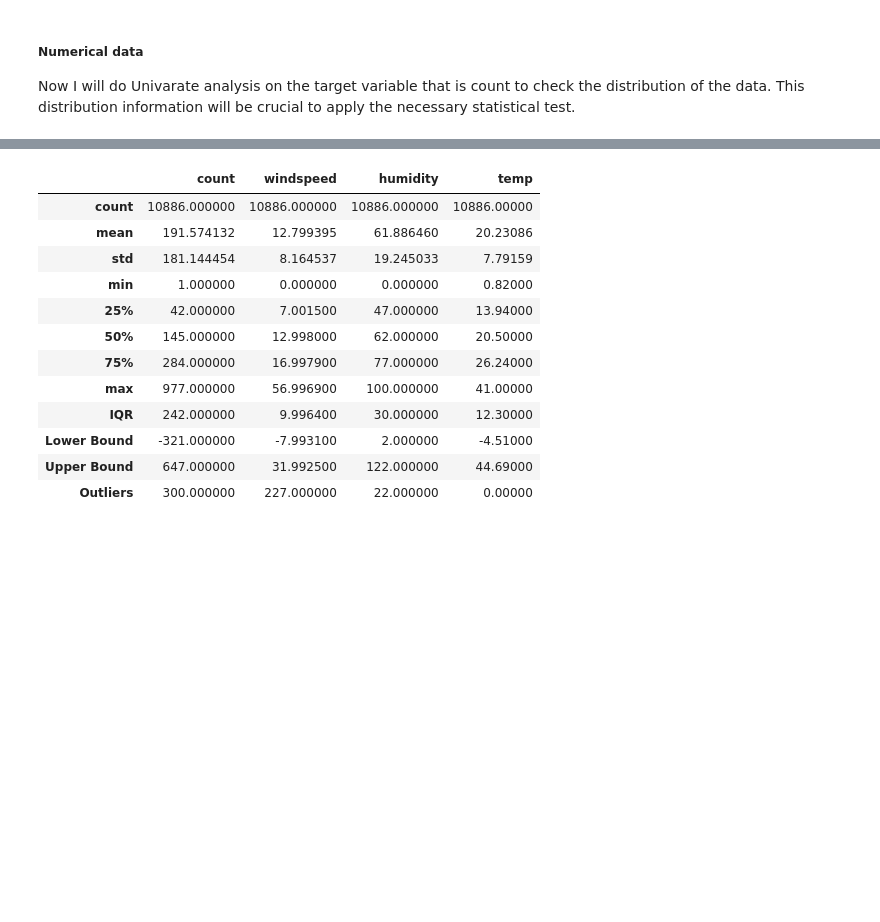
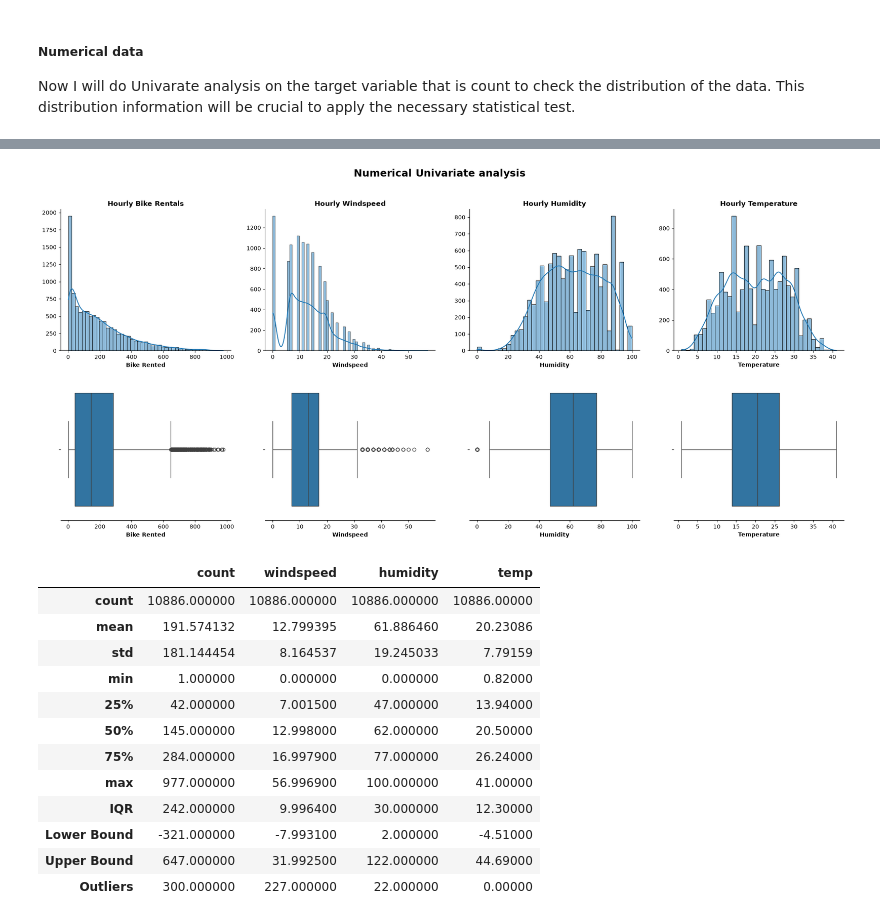
Before and after one commit to Yuvi977/Yulu-Bike-Sharing-Hypothesis-Testing, a Jupyter notebook: Business_Case_Yulu_Hypothesis_Testing.ipynb, the cells around one changed output, grey strips where cells are left out. Cells and saved outputs as stored; diff of their text form; code cells hidden in the pictures; blank space fills up the shorter version.

```diff
--- a/Business_Case_Yulu_Hypothesis_Testing.ipynb
+++ b/Business_Case_Yulu_Hypothesis_Testing.ipynb
@@ -204,3 +189,46 @@ plt.show()
+# %%
+fig, axes = plt.subplots(2,4, figsize=(25,10))
+fig.suptitle("Numerical Univariate analysis", fontsize=18, weight="bold")
+
+columns = ["count", "windspeed", "humidity", "temp"]
+titles = ["Hourly Bike Rentals", "Hourly Windspeed", "Hourly Humidity", "Hourly Temperature"]
+
+for i, (col, title) in enumerate(zip(columns, titles)):
+    sns.histplot(
+    data=df,
+    x=col,
+    kde=True,
+    ax=axes[0,i]
+    )
+
+    axes[0, i].spines[["top", "right"]].set_visible(False)
+    axes[0, i].set_title(title, weight="bold")
+    axes[0, i].set(ylabel=None)
+
+    if col == "count" or col == "windspeed" or col == "humidity" or col == "temp":
+        axes[0, 0].set_xlabel("Bike Rented", weight="bold")
+        axes[0, 1].set_xlabel("Windspeed", weight="bold")
+        axes[0, 2].set_xlabel("Humidity", weight="bold")
+        axes[0, 3].set_xlabel("Temperature", weight="bold")
+
+    sns.boxplot(
+        data=df,
+        x=col,
+        ax=axes[1,i]
+    )
+
+    axes[1, i].spines[["top", "right", "left"]].set_visible(False)
+
+    if col == "count" or col == "windspeed" or col == "humidity" or col == "temp":
+        axes[1,0].set_xlabel("Bike Rented", weight="bold")
+        axes[1,1].set_xlabel("Windspeed", weight="bold")
+        axes[1,2].set_xlabel("Humidity", weight="bold")
+        axes[1,3].set_xlabel("Temperature", weight="bold")
+
+
+plt.show()
+# %% [output]
+[figure, added]
 # %%
 num_cols = ["count", "windspeed", "humidity", "temp"]
 
```
Also changed, not shown: parts of 22 cells of this notebook.
